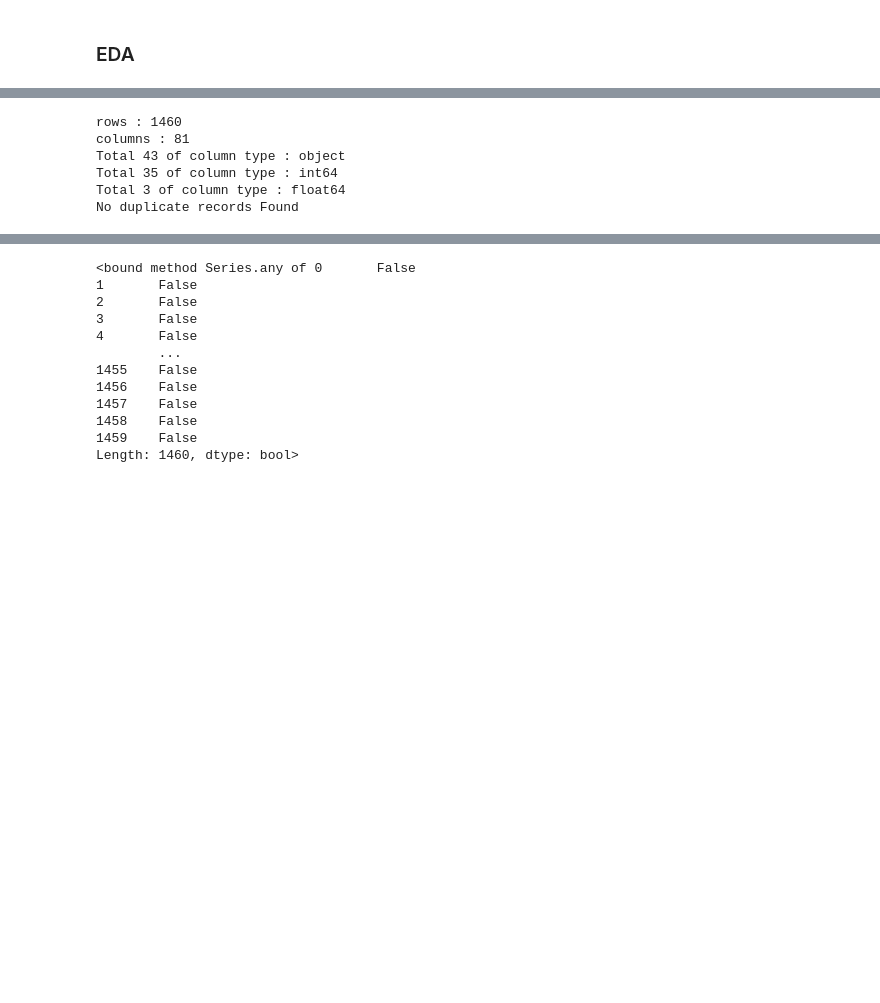
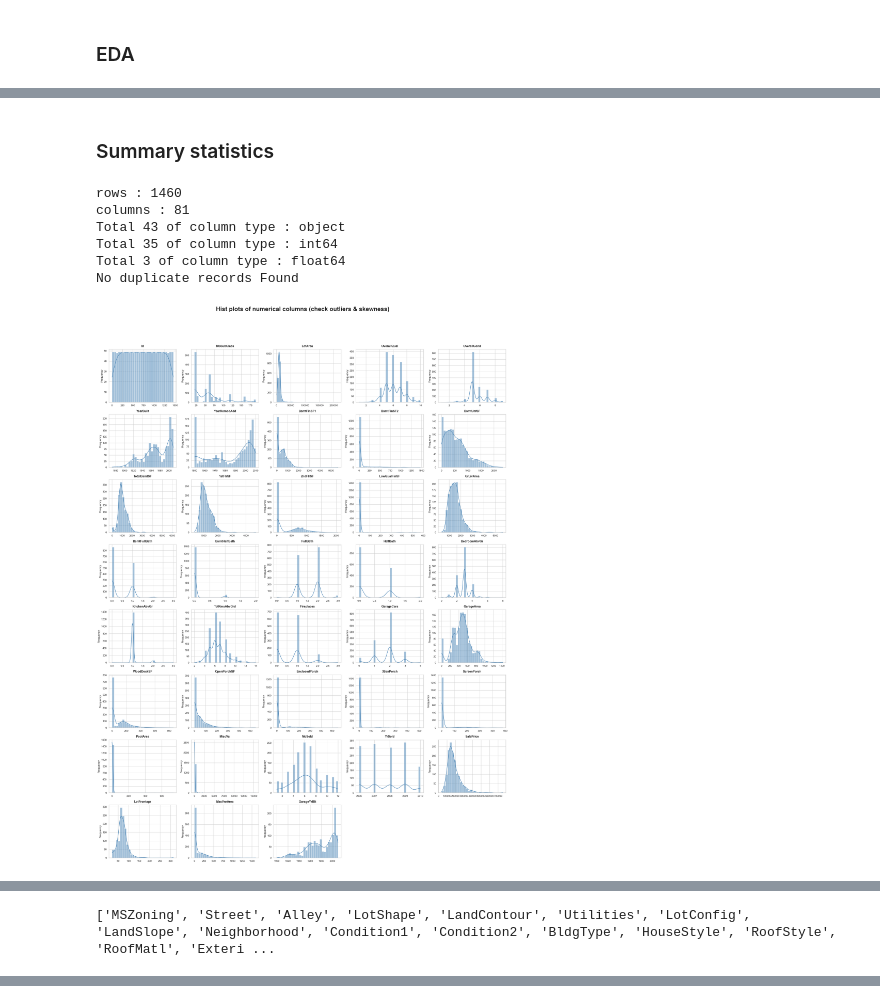
Before and after one commit to sac-1999/house-prices-advanced-regression-techniques, a Jupyter notebook: src/first.ipynb, the cells around one changed output, grey strips where cells are left out. Saved outputs shown, nothing was run; the diff lists cells and outputs as text; code cells hidden in the pictures; blank space fills up the shorter version.

```diff
--- a/src/first.ipynb
+++ b/src/first.ipynb
@@ -72,6 +55,7 @@ def explore_null_or_missing(df:pd.DataFrame, type_to_column : dict)->tuple[pd.Da
 # 4. Check duplicate rows — Identify redundancy → Clean data.
 def explore_duplicates(df : pd.DataFrame) -> None:
     """
+    It returns true but it prints the number
     """
     isduplicate = df.duplicated().any()
     if isduplicate:
@@ -80,0 +78,5 @@ def explore_duplicates(df : pd.DataFrame) -> None:
+# %%
+#6. Check constant columns — Detect uninformative features → Drop them.
+def explore_constant_columns(df : pd.DataFrame) -> None:
+    newdf = df[df['unique_count'] == 1]
+    return newdf['column'].to_list()
@@ -81,12 +187,54 @@ def explore_duplicates(df : pd.DataFrame) -> None:
+# %%
+# 10. KDE (density) plots — View continuous variable distribution → Understand modality.
+def explore_univariate_skewness_kdeplot(df : pd.DataFrame, type_to_column)->None:
+    numericalcols = []
+    for t, collist in type_to_column.items():
+        if t != 'object':
+            numericalcols.extend(collist)
+    n = len(numericalcols)
+    cols = min(5, n)
+    rows = math.ceil(n/5)
+    fig, axes = plt.subplots(rows, cols, figsize=(5 * cols, 4 * rows))
+    fig.suptitle("Distribution of data using Kde plot (skewness check)", fontsize=26, weight="bold", y=1.05)
+    axes = axes.flatten() if n > 1 else [axes]
+    for i, col in enumerate(numericalcols):
+        series = df[col]
+        n_data = len(series)
+        q25, q75 = np.percentile(series, [25, 75])
+        iqr = q75 - q25
+        bin_width = 2 * iqr * (n_data ** (-1/3))
+        if bin_width > 0:
+            bins = int(np.ceil((series.max() - series.min()) / bin_width))
+        else:
+            bins = int(np.ceil(math.log2(n_data) + 1))  # fallback: Sturges rule
+        bins = max(10, min(bins, 100))
+        sns.kdeplot(df[col], fill=True, color="steelblue", alpha=0.6, ax = axes[i])
+        axes[i].set_title(f"{col}", fontsize=13, weight="bold", pad=10)
+        axes[i].set_xlabel("")
+        axes[i].set_ylabel("Frequency")
+    for j in range(i + 1, len(axes)):
+        fig.delaxes(axes[j])
+    plt.tight_layout()
+
+    plt.show()
+# %% [markdown]
+### Summary statistics
 # %%
 explore_shapes(df)
 type_to_column = explore_types(df)
 typeLevelSummary, columnLevelSummary = explore_null_or_missing(df, type_to_column)
 explore_duplicates(df)
+featuresUniqueValues = explore_unique_values(df, type_to_column)
+constantcolumns = explore_constant_columns(featuresUniqueValues)
+explore_univariate_skewness_outliers_histplots(df, type_to_column)
+explore_univariate_outliers_boxplots(df, type_to_column)
+explore_univariate_categorical_count_plots(df, type_to_column)
+explore_univariate_skewness_kdeplot(df, type_to_column)
 # %% [output]
 rows : 1460
 columns : 81
 Total 43 of column type : object
 Total 35 of column type : int64
 Total 3 of column type : float64
 No duplicate records Found
+[figure, added]
@@ -92,0 +242 @@ No duplicate records Found
+['MSZoning', 'Street', 'Alley', 'LotShape', 'LandContour', 'Utilities', 'LotConfig', 'LandSlope', 'Neighborhood', 'Condition1', 'Condition2', 'BldgType', 'HouseStyle', 'RoofStyle', 'RoofMatl', 'Exteri ...
@@ -95,15 +244,0 @@ No duplicate records Found
-# %%
-df.duplicated().any
-# %% [output]
-<bound method Series.any of 0       False
-1       False
-2       False
-3       False
-4       False
-        ...
-1455    False
-1456    False
-1457    False
-1458    False
-1459    False
-Length: 1460, dtype: bool>
```
Also changed, not shown: parts of 10 cells of this notebook, 1 other file.
